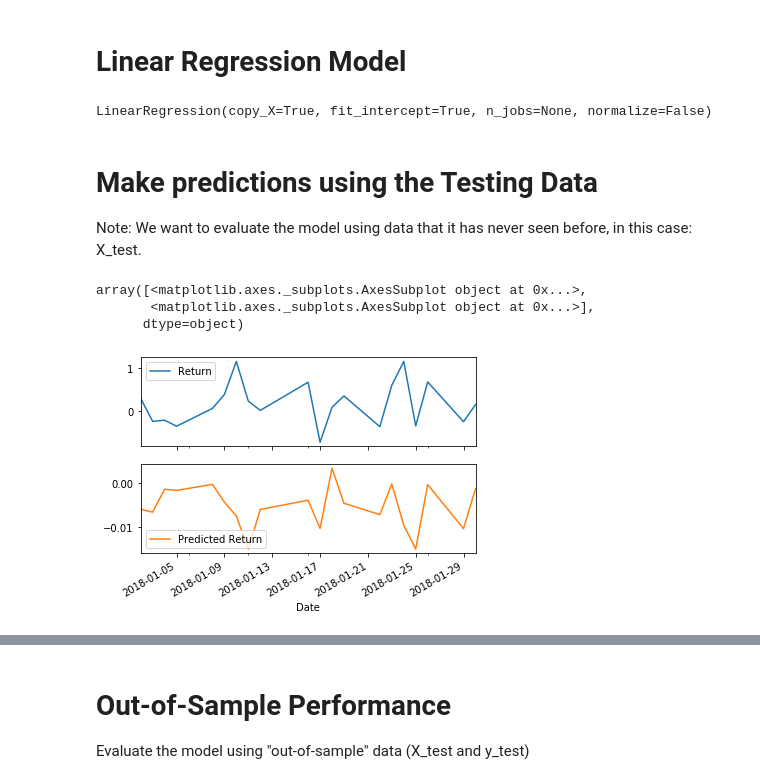
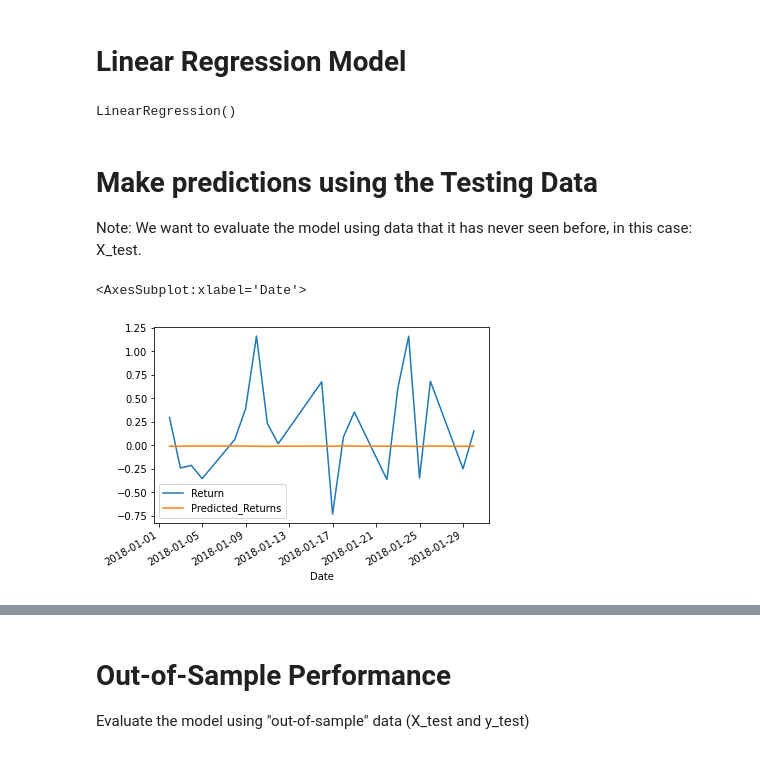
Before and after one commit to BaldHeads/TS_practice, a Jupyter notebook: Work/regression_analysis_yen.ipynb, the cells around one changed output, grey strips where cells are left out. Cells and saved outputs as stored; diff of their text form; code cells hidden in the pictures.

Commit message:
linear regression notebook completed

```diff
--- a/Work/regression_analysis_yen.ipynb
+++ b/Work/regression_analysis_yen.ipynb
@@ -76,4 +76,7 @@ test = yen_futures['2018':]
 # Create four dataframes:
 # X_train (training set using just the independent variables), X_test (test set of of just the independent variables)
 # Y_train (training set using just the "y" variable, i.e., "Futures Return"), Y_test (test set of just the "y" variable):
-# YOUR CODE HERE!
+X_train = train["Lagged_Return"].to_frame()
+X_test = test["Lagged_Return"].to_frame()
+y_train = train["Return"].to_frame()
+y_test = test["Return"].to_frame()
@@ -99,26 +87,26 @@ X_train
 # %%
 # Create a Linear Regression model and fit it to the training data
 from sklearn.linear_model import LinearRegression
-
+model = LinearRegression()
 # Fit a SKLearn linear regression using just the training set (X_train, Y_train):
-# YOUR CODE HERE!
+model.fit(X_train, y_train)
 # %% [output]
-LinearRegression(copy_X=True, fit_intercept=True, n_jobs=None, normalize=False)
+LinearRegression()
 # %% [markdown]
 # Make predictions using the Testing Data
 
 Note: We want to evaluate the model using data that it has never seen before, in this case: X_test.
 # %%
 # Make a prediction of "y" values using just the test dataset
-# YOUR CODE HERE!
+y_pred = model.predict(X_test)
 # %%
 # Assemble actual y data (Y_test) with predicted y data (from just above) into two columns in a dataframe:
-# YOUR CODE HERE!
+Results = y_test
+Results["Predicted_Returns"] = y_pred
+#Results.head()
 # %%
 # Plot the first 20 predictions vs the true values
-# YOUR CODE HERE!
+Results[:20].plot()
 # %% [output]
-array([<matplotlib.axes._subplots.AxesSubplot object at 0x...>,
-       <matplotlib.axes._subplots.AxesSubplot object at 0x...>],
-      dtype=object)
+<AxesSubplot:xlabel='Date'>
-[figure, old version]
+[figure, new version]
```
Also changed, not shown: parts of 8 cells of this notebook.
